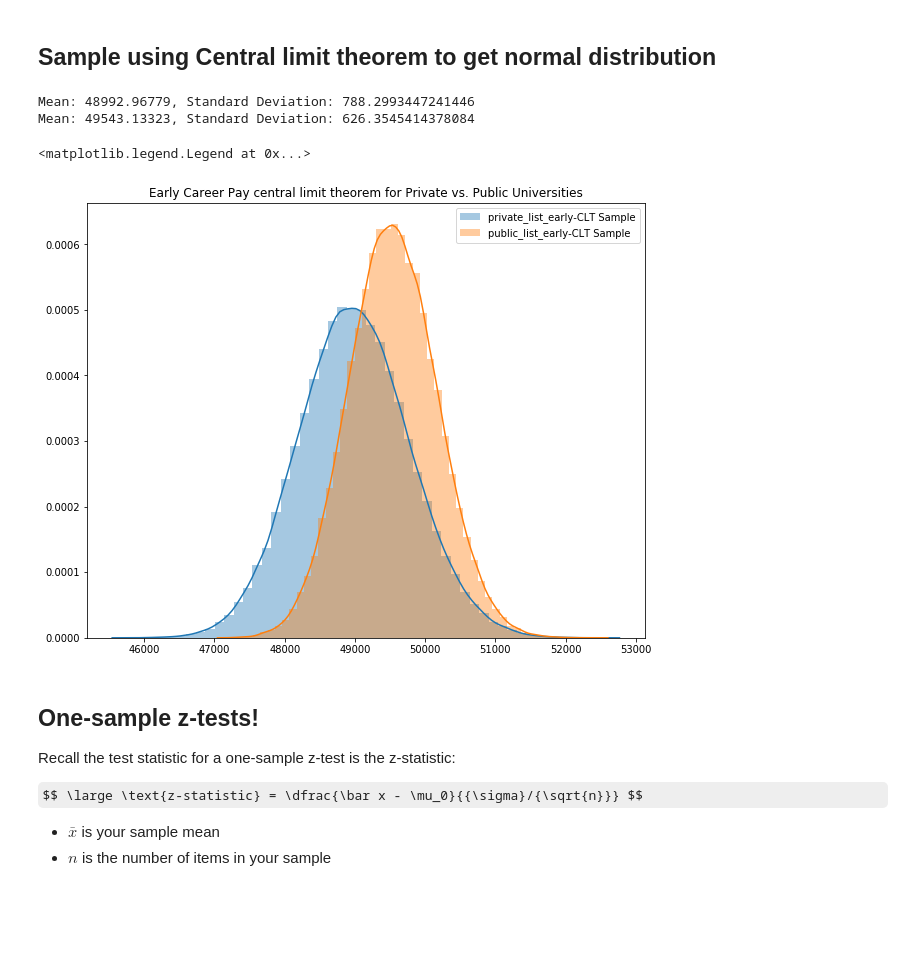
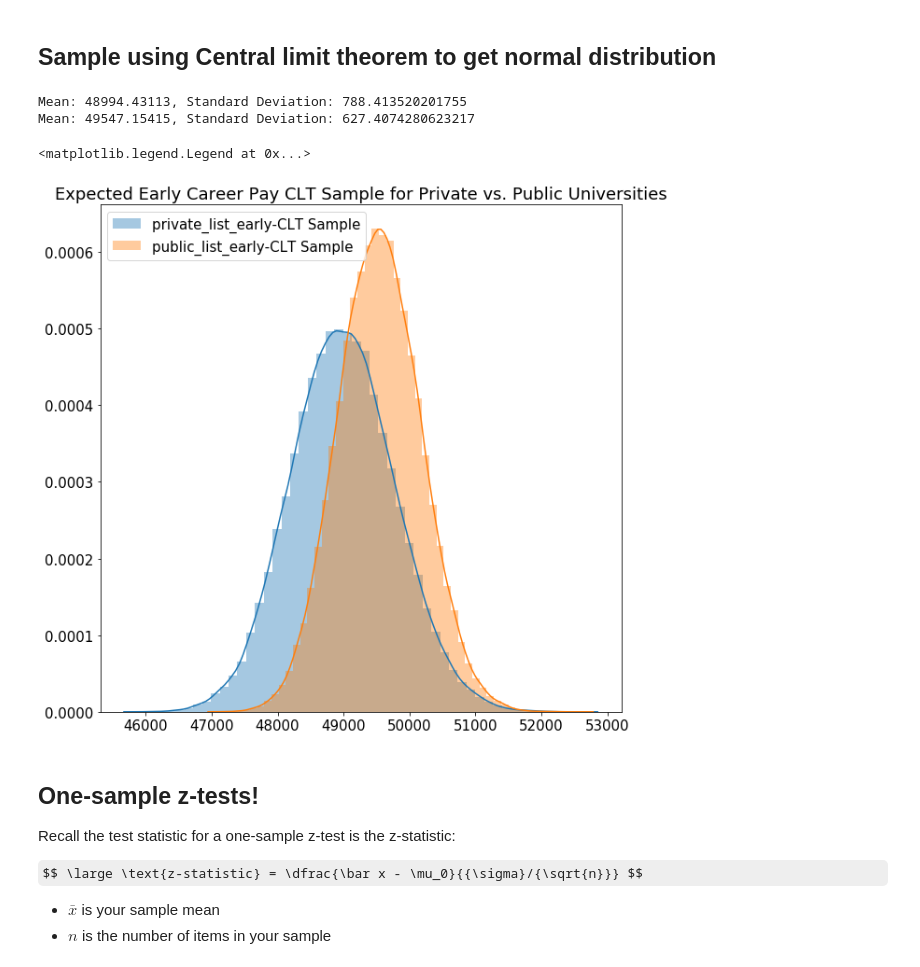
Before and after one commit to gseemann/College_Stats_Test, a Jupyter notebook: Gabriel.ipynb, the cells around one changed output. Cells and saved outputs as stored; diff of their text form; code cells hidden in the pictures; some formulas as TeX source; blank space fills up the shorter version.

```diff
--- a/Gabriel.ipynb
+++ b/Gabriel.ipynb
@@ -307,27 +318,27 @@ The 'normed' kwarg was deprecated in Matplotlib 2.1 and will be removed in 3.1.
 # %%
 samples = [np.random.choice(private_list, replace=False, size=100) for i in range(100000)]
 print('Mean: {}, Standard Deviation: {}'.format(
                                                 np.mean([np.mean(i) for i in samples]),
                                                 np.std([np.mean(i) for i in samples])
                                             )
      )
 
 samples1 = [np.random.choice(public_list, replace=False, size=100) for i in range(100000)]
 print('Mean: {}, Standard Deviation: {}'.format(
                                                 np.mean([np.mean(i) for i in samples1]),
                                                 np.std([np.mean(i) for i in samples1])
                                             )
      )
-plt.figure(figsize=(10,8))
+plt.figure(figsize=(10,10))
 sns.distplot([np.mean(i) for i in samples],label ='private_list_early-CLT Sample')
 sns.distplot([np.mean(i) for i in samples1],label ='public_list_early-CLT Sample')
-plt.title('Early Career Pay central limit theorem for Private vs. Public Universities')
+plt.title('Expected Early Career Pay CLT Sample for Private vs. Public Universities')
 plt.legend()
 # %% [output]
-Mean: 48992.96779, Standard Deviation: 788.2993447241446
-Mean: 49543.13323, Standard Deviation: 626.3545414378084
+Mean: 48994.43113, Standard Deviation: 788.413520201755
+Mean: 49547.15415, Standard Deviation: 627.4074280623217
 <matplotlib.legend.Legend at 0x...>
-[figure, old version]
+[figure, new version]
 # %% [markdown]
 ## One-sample z-tests!
 
```
Also changed, not shown: parts of 6 cells of this notebook.
